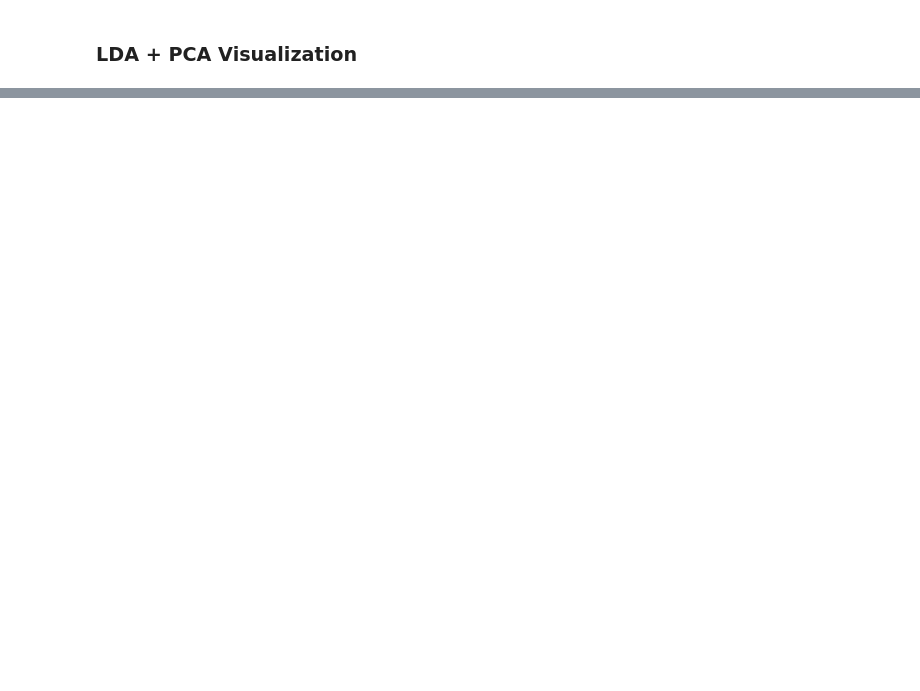
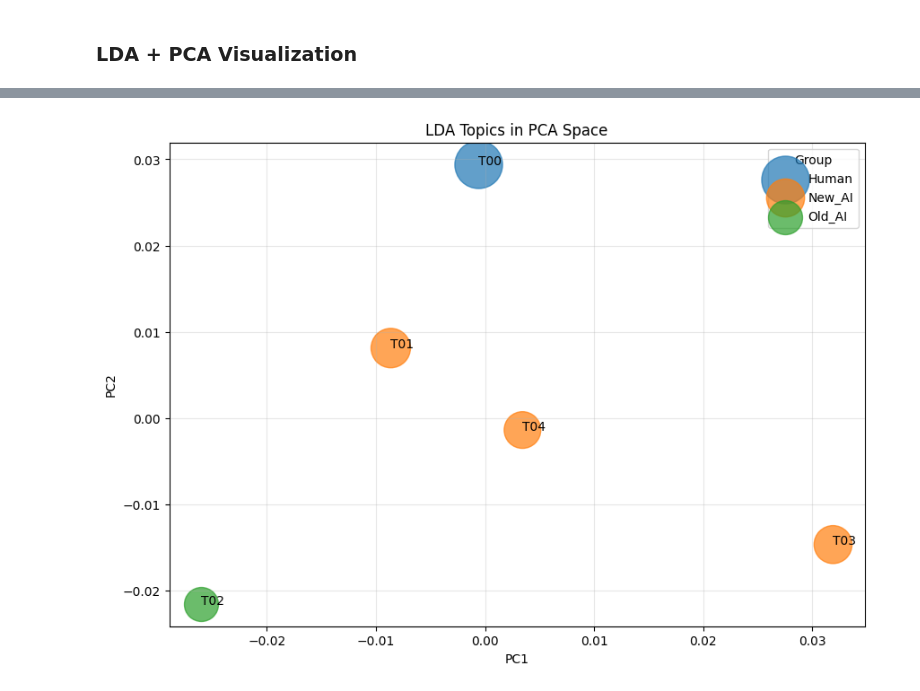
Before and after one commit to lderos/DS-5001-Final-Project, a Jupyter notebook: LDAmodels.ipynb, the cells around one changed output, grey strips where cells are left out. Saved outputs shown, nothing was run; the diff lists cells and outputs as text; code cells hidden in the pictures; blank space fills up the shorter version.

```diff
--- a/LDAmodels.ipynb
+++ b/LDAmodels.ipynb
@@ -21,2 +113,16 @@ TFIDF_L2_terms = pd.read_csv("TFIDF_L2_terms.csv", sep="|")
 # %% [markdown]
 ### LDA Phi
+# %%
+# Save LDA phi / topic-term matrix
+LDA_PHI = pd.DataFrame(
+    lda.components_,
+    columns=terms_nv,
+    index=[f"T{i:02d}" for i in range(n_topics)]
+)
+
+# Normalize rows so each topic sums to 1
+LDA_PHI = LDA_PHI.div(LDA_PHI.sum(axis=1), axis=0)
+
+LDA_PHI.to_csv("LDA_PHI.csv", sep="|")
+
+LDA_PHI.head()
@@ -36,0 +139,67 @@ TFIDF_L2_terms = pd.read_csv("TFIDF_L2_terms.csv", sep="|")
+# %%
+topic_means = LDA_THETA[[f"T{i:02d}" for i in range(n_topics)]].mean()
+
+# Merge theta with metadata
+LDA_THETA_META = LDA_THETA.merge(
+    LIB[["doc_id", "Group"]],
+    on="doc_id",
+    how="left"
+)
+
+# Assign each doc its dominant topic
+LDA_THETA_META["dominant_topic"] = LDA_THETA_META[
+    [f"T{i:02d}" for i in range(n_topics)]
+].idxmax(axis=1)
+
+# For each topic, get most common Group
+topic_group = (
+    LDA_THETA_META
+    .groupby("dominant_topic")["Group"]
+    .agg(lambda x: x.value_counts().index[0])
+)
+
+X_topics = LDA_PHI.values  # shape: (topics × terms)
+
+pca = PCA(n_components=2)
+topics_2d = pca.fit_transform(X_topics)
+
+PCA_TOPICS = pd.DataFrame(
+    topics_2d,
+    columns=["PC1", "PC2"],
+    index=LDA_PHI.index
+)
+
+PCA_TOPICS["mean_weight"] = topic_means.values
+PCA_TOPICS["Group"] = topic_group.values
+
+import matplotlib.pyplot as plt
+
+plt.figure(figsize=(10, 7))
+
+for group, data in PCA_TOPICS.groupby("Group"):
+    plt.scatter(
+        data["PC1"],
+        data["PC2"],
+        s=data["mean_weight"] * 5000,  # scale for visibility
+        alpha=0.7,
+        label=group
+    )
+
+# Label topics
+for topic in PCA_TOPICS.index:
+    plt.text(
+        PCA_TOPICS.loc[topic, "PC1"],
+        PCA_TOPICS.loc[topic, "PC2"],
+        topic,
+        fontsize=10
+    )
+
+plt.xlabel("PC1")
+plt.ylabel("PC2")
+plt.title("LDA Topics in PCA Space")
+plt.legend(title="Group")
+plt.grid(True, alpha=0.3)
+
+plt.show()
+# %% [output]
+[figure, added]
```
Also changed, not shown: parts of 14 cells of this notebook, 4 other files.
